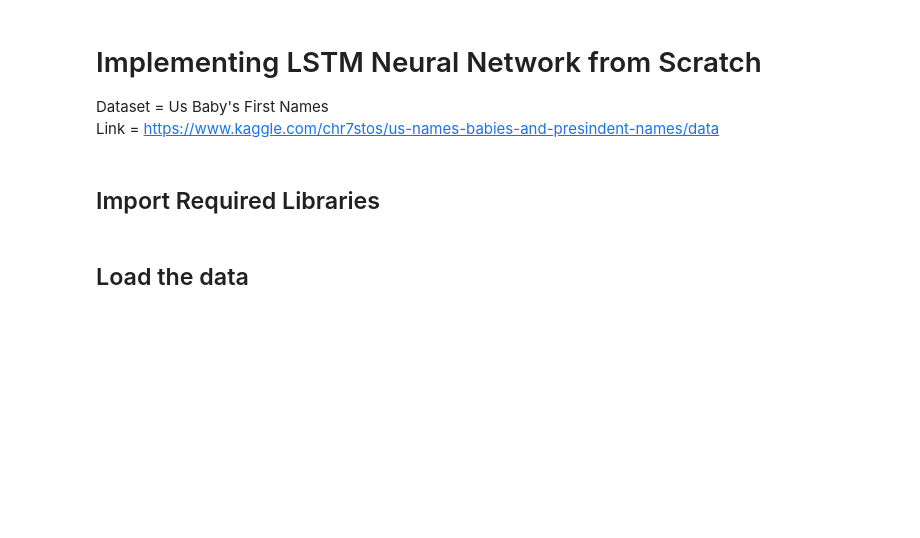
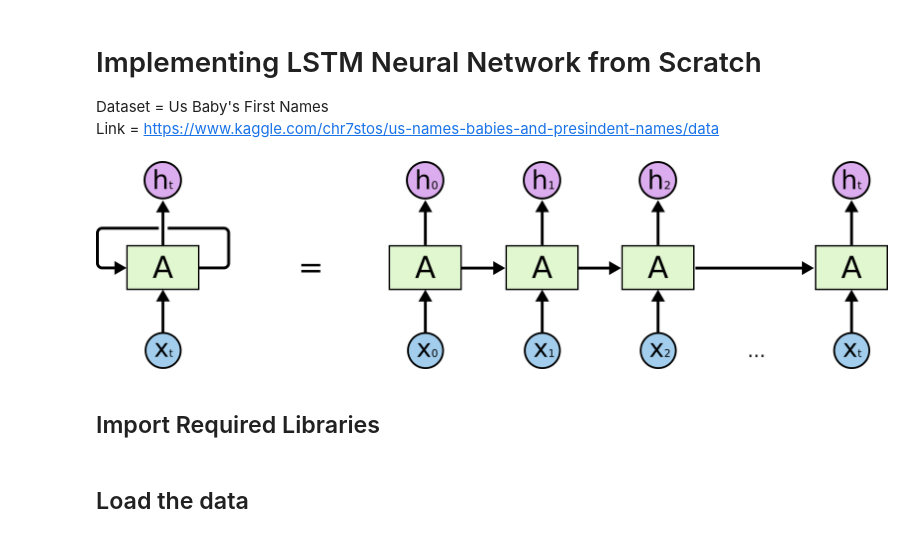
Before and after one commit to nguyenbh1507/Example_notebooks, a Jupyter notebook: LSTM/LSTM from scratch.ipynb, the cells around one changed output. Drawn from its saved outputs; the diff is of its cells as text; code cells hidden in the pictures; blank space fills up the shorter version.

```diff
--- a/LSTM/LSTM from scratch.ipynb
+++ b/LSTM/LSTM from scratch.ipynb
@@ -2,6 +2,12 @@
 # Implementing LSTM Neural Network from Scratch
 Dataset = Us Baby's First Names<br>
 Link = https://www.kaggle.com/chr7stos/us-names-babies-and-presindent-names/data
+# %%
+from PIL import Image
+%matplotlib inline
+Image.open("RNN-unrolled.png")
+# %% [output]
+[figure, added]
 # %% [markdown]
 ## Import Required Libraries
 # %%
```
Also changed, not shown: parts of 2 cells of this notebook, 1 other file.
